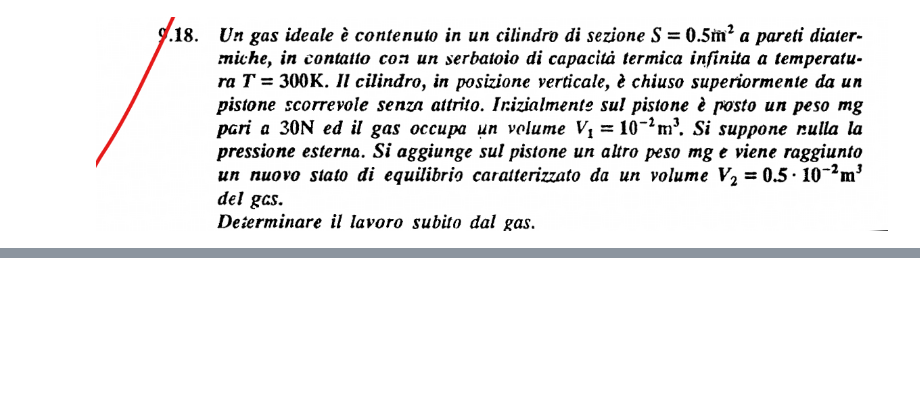
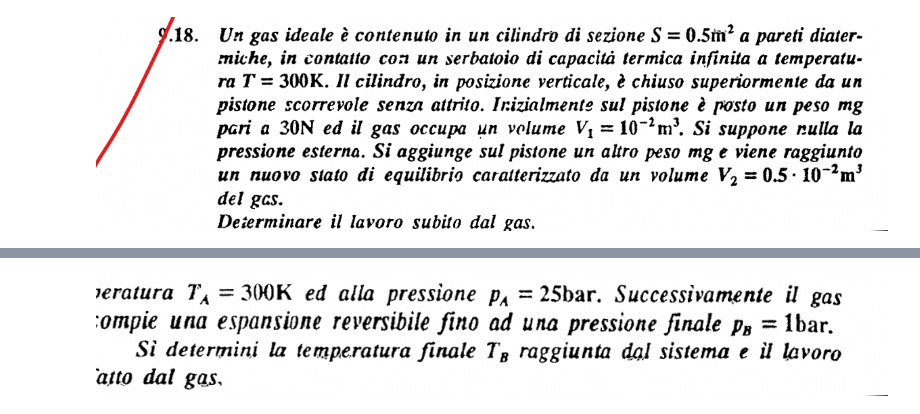
Before and after one commit to marcodalessandro76/Esercitazioni-Fisica-1, a Jupyter notebook: Termodinamica.ipynb, the cells around one changed output, grey strips where cells are left out. Drawn from its saved outputs; the diff is of its cells as text; code cells hidden in the pictures; blank space fills up the shorter version.

```diff
--- a/Termodinamica.ipynb
+++ b/Termodinamica.ipynb
@@ -266,0 +302,4 @@ __Svolgimento__
+# %%
+Image('Immagini/MSV_10.4_Testo2.png',width=800)
+# %% [output]
+[figure, added]
```
Also changed, not shown: parts of 19 cells of this notebook, 6 other files.
